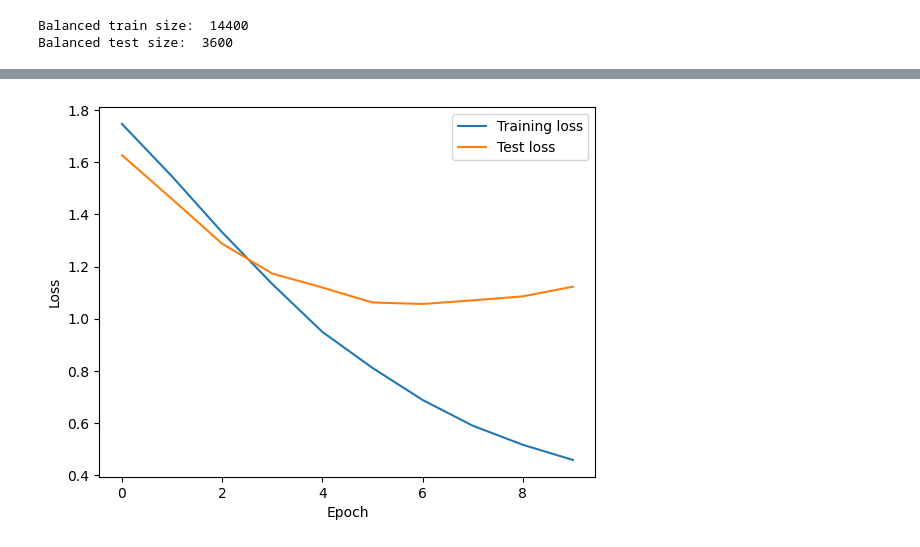
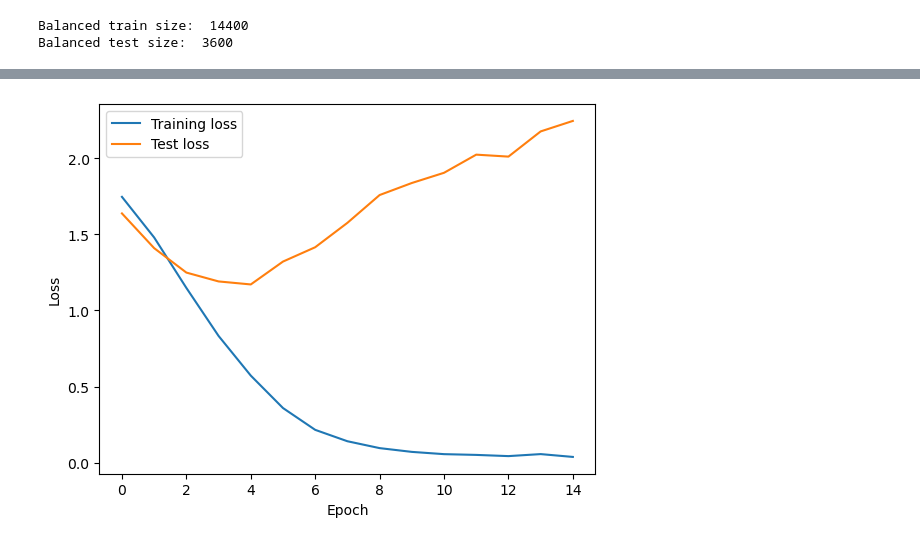
Before and after one commit to SujalN/ECE176Project, a Jupyter notebook: code.ipynb, the cells around one changed output, grey strips where cells are left out. Drawn from its saved outputs; the diff is of its cells as text; code cells hidden in the pictures.

```diff
--- a/code.ipynb
+++ b/code.ipynb
@@ -120,12 +139,21 @@ class_counts = defaultdict(int)
 
 # Hold the selected indices for a balanced dataset
 selected_indices = []
+classCountsLimitOld = 2100
+classCountsLimitNew = 3000
+
+if combinedset:
+    classCountsLimit = classCountsLimitOld + classCountsLimitNew
+elif oldset:
+    classCountsLimit = classCountsLimitOld
+else:
+    classCountsLimit = classCountsLimitNew
 
 # Iterate over the train_dataset to count classes and select indices
 for idx in range(len(dataset)):
     label = dataset.name_labels[idx]
     print(label) if idx < 10 else None
-    if label in classes and class_counts[label] < 3000:
+    if label in classes and class_counts[label] < classCountsLimit:
         selected_indices.append(idx)
         class_counts[label] += 1
 # %% [output]
@@ -153,7 +181,7 @@ print(labels[:10])
 [3, 4, 2, 1, 0, 1, 0, 4, 3, 5]
 tensor([3, 4, 2, 1, 0, 1, 0, 4, 3, 5])
 # %%
-balanced_train_dataset, balanced_test_dataset = random_split(balanced_dataset, [2400*len(classes), 600*len(classes)])
+balanced_train_dataset, balanced_test_dataset = random_split(balanced_dataset, [int(4*classCountsLimit/5)*len(classes), int(1*classCountsLimit/5)*len(classes)])
 balanced_train_loader = DataLoader(balanced_train_dataset, batch_size=64, shuffle=True, num_workers=4)
 balanced_test_loader = DataLoader(balanced_test_dataset, batch_size=64, shuffle=False, num_workers=4)
 # %%
@@ -199,0 +242,13 @@ cuda
+# %%
+model = CNN()
+device = torch.device("cuda" if torch.cuda.is_available() else "cpu")
+# device = torch.device("cpu")
+model.to(device)
+print(device)
+
+# Use optimizers and hyperparameters
+criterion = nn.CrossEntropyLoss()
+# weight_decay = 1e-5
+weight_decay = 5e-5
+optimizer = optim.Adam(model.parameters(), lr=0.0005, weight_decay=0)
+# optimizer = optim.SGD(model.parameters(), lr=0.0005, momentum=0.9, weight_decay=weight_decay)
@@ -200,5 +257,6 @@ cuda
 # %%
-epochs = 10
+warnings.filterwarnings("ignore", category=UserWarning)
+epochs = 15
 train_losses = []
 test_losses = []
 print(f"number of train batches: {len(balanced_train_loader)}")
@@ -260,14 +323,14 @@ Epoch 10/10.. Training loss: 0.458.. Test loss: 1.123.. Test accuracy: 0.666
 # %%
-test_losses = [loss.item() for loss in test_losses]
+#test_losses = [loss.item() for loss in test_losses]
 # Plotting training and testing losses
 plt.plot(train_losses, label='Training loss')
 plt.plot(test_losses, label='Test loss')
 plt.xlabel('Epoch')
 plt.ylabel('Loss')
 plt.legend()
 plt.show()
 # %% [output]
-[figure, old version]
+[figure, new version]
 # %%
 def show_predictions(model, dataset, num_images=10):
     model.eval()  # Set the model to evaluation mode
```
Also changed, not shown: parts of 11 cells of this notebook, 1 other file.
